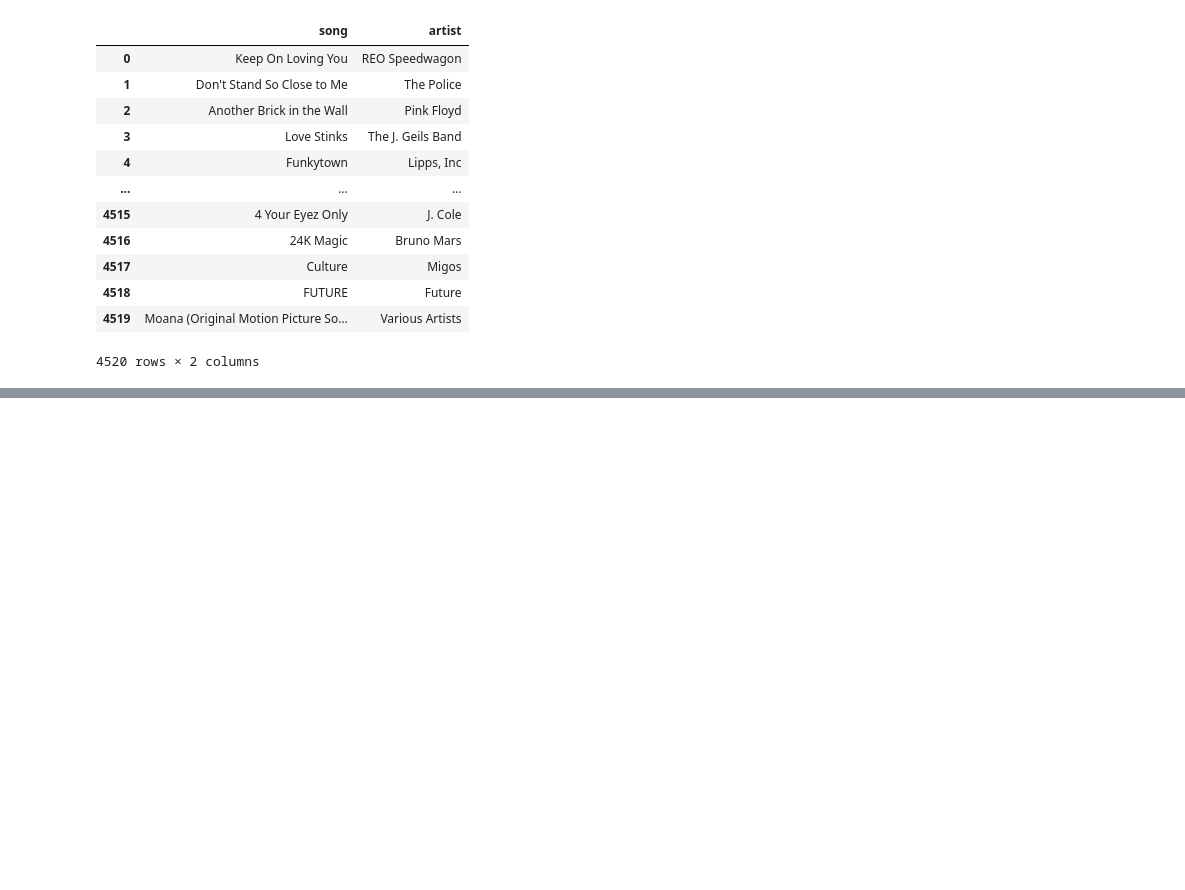
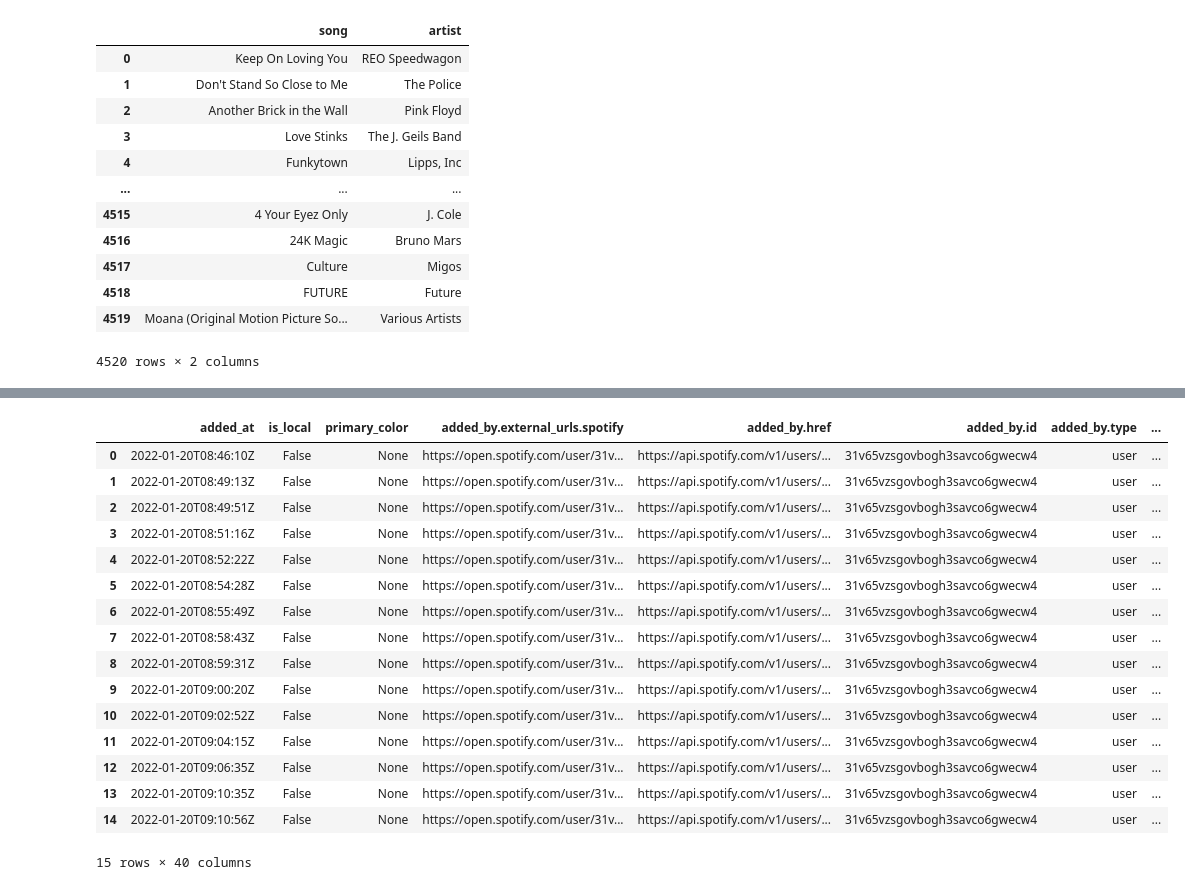
Before and after one commit to cargide/lab-web-scraping-single-page, a Jupyter notebook: lab01.ipynb, the cells around one changed output, grey strips where cells are left out. Drawn from its saved outputs; the diff is of its cells as text; code cells hidden in the pictures; blank space fills up the shorter version.

```diff
--- a/lab01.ipynb
+++ b/lab01.ipynb
@@ -366,0 +402,12 @@ data
+# %%
+headers = {
+    'Authorization': 'Bearer {token}'.format(token=access_token)
+}
+# %%
+playlist_id = '5pQVH0EJssqt4KDXPQVwv3'
+r = requests.get(BASE_URL + 'playlists/' + playlist_id + '/tracks',headers=headers)
+r = r.json()
+# %%
+# r = r.json()
+rdf = pd.DataFrame(r)
+rdf['items']
@@ -366,0 +431,22 @@ data
+# %%
+flattened_data = pd.json_normalize(rdf['items'])
+# %%
+flattened_data
+# %% [output]
+|  | added_at | is_local | primary_color | added_by.external_urls.spotify | added_by.href | added_by.id | added_by.type | ... |
+| 0 | 2022-01-20T08:46:10Z | False | None | https://open.spotify.com/user/31v... | https://api.spotify.com/v1/users/... | 31v65vzsgovbogh3savco6gwecw4 | user | ... |
+| 1 | 2022-01-20T08:49:13Z | False | None | https://open.spotify.com/user/31v... | https://api.spotify.com/v1/users/... | 31v65vzsgovbogh3savco6gwecw4 | user | ... |
+| 2 | 2022-01-20T08:49:51Z | False | None | https://open.spotify.com/user/31v... | https://api.spotify.com/v1/users/... | 31v65vzsgovbogh3savco6gwecw4 | user | ... |
+| 3 | 2022-01-20T08:51:16Z | False | None | https://open.spotify.com/user/31v... | https://api.spotify.com/v1/users/... | 31v65vzsgovbogh3savco6gwecw4 | user | ... |
+| 4 | 2022-01-20T08:52:22Z | False | None | https://open.spotify.com/user/31v... | https://api.spotify.com/v1/users/... | 31v65vzsgovbogh3savco6gwecw4 | user | ... |
+| 5 | 2022-01-20T08:54:28Z | False | None | https://open.spotify.com/user/31v... | https://api.spotify.com/v1/users/... | 31v65vzsgovbogh3savco6gwecw4 | user | ... |
+| 6 | 2022-01-20T08:55:49Z | False | None | https://open.spotify.com/user/31v... | https://api.spotify.com/v1/users/... | 31v65vzsgovbogh3savco6gwecw4 | user | ... |
+| 7 | 2022-01-20T08:58:43Z | False | None | https://open.spotify.com/user/31v... | https://api.spotify.com/v1/users/... | 31v65vzsgovbogh3savco6gwecw4 | user | ... |
+| 8 | 2022-01-20T08:59:31Z | False | None | https://open.spotify.com/user/31v... | https://api.spotify.com/v1/users/... | 31v65vzsgovbogh3savco6gwecw4 | user | ... |
+| 9 | 2022-01-20T09:00:20Z | False | None | https://open.spotify.com/user/31v... | https://api.spotify.com/v1/users/... | 31v65vzsgovbogh3savco6gwecw4 | user | ... |
+| 10 | 2022-01-20T09:02:52Z | False | None | https://open.spotify.com/user/31v... | https://api.spotify.com/v1/users/... | 31v65vzsgovbogh3savco6gwecw4 | user | ... |
+| 11 | 2022-01-20T09:04:15Z | False | None | https://open.spotify.com/user/31v... | https://api.spotify.com/v1/users/... | 31v65vzsgovbogh3savco6gwecw4 | user | ... |
+| 12 | 2022-01-20T09:06:35Z | False | None | https://open.spotify.com/user/31v... | https://api.spotify.com/v1/users/... | 31v65vzsgovbogh3savco6gwecw4 | user | ... |
+| 13 | 2022-01-20T09:10:35Z | False | None | https://open.spotify.com/user/31v... | https://api.spotify.com/v1/users/... | 31v65vzsgovbogh3savco6gwecw4 | user | ... |
+| 14 | 2022-01-20T09:10:56Z | False | None | https://open.spotify.com/user/31v... | https://api.spotify.com/v1/users/... | 31v65vzsgovbogh3savco6gwecw4 | user | ... |
+15 rows × 40 columns
```
Also changed, not shown: parts of 14 cells of this notebook.
